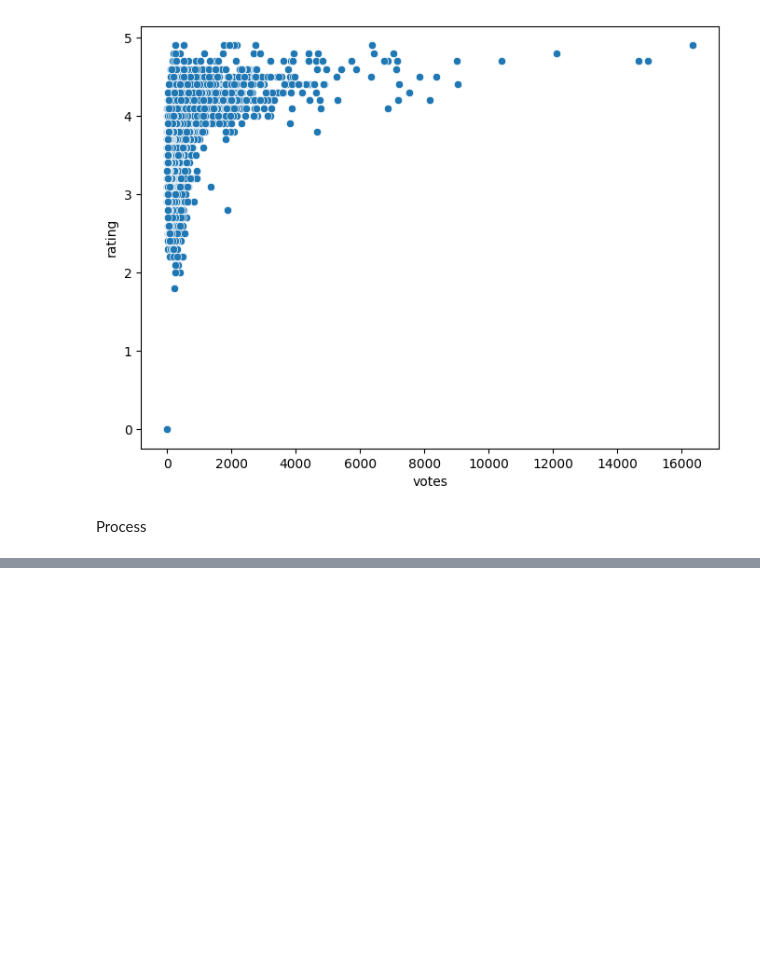
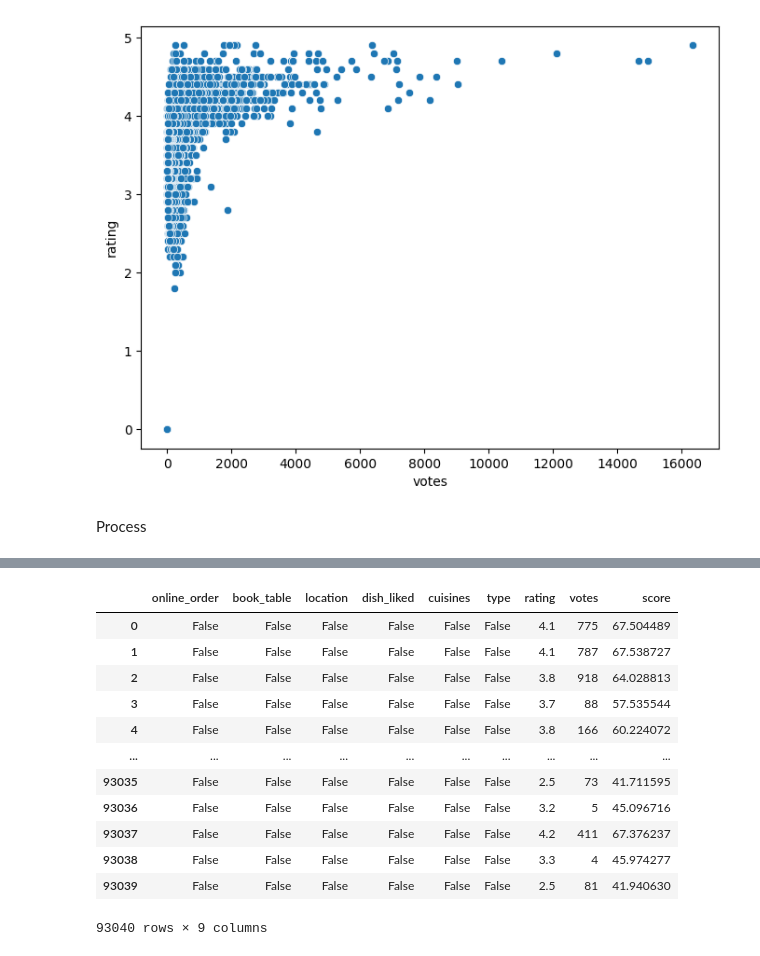
Before and after one commit to minhvq36/assignment_dbm, a Jupyter notebook: Data_preprocessing.ipynb, the cells around one changed output, grey strips where cells are left out. Drawn from its saved outputs; the diff is of its cells as text; code cells hidden in the pictures; blank space fills up the shorter version.

```diff
--- a/Data_preprocessing.ipynb
+++ b/Data_preprocessing.ipynb
@@ -370 +437,21 @@ data['score'] += data['type'].apply(lambda x: 3 if x==input['type'] else 0)
+# %%
+min_score = train['score'].min()
+max_score = train['score'].max()
+
+train['score'] = (train['score']-min_score)*100/(max_score-min_score)
+train
+# %% [output]
+|  | online_order | book_table | location | dish_liked | cuisines | type | rating | votes | score |
+| 0 | False | False | False | False | False | False | 4.1 | 775 | 67.504489 |
+| 1 | False | False | False | False | False | False | 4.1 | 787 | 67.538727 |
+| 2 | False | False | False | False | False | False | 3.8 | 918 | 64.028813 |
+| 3 | False | False | False | False | False | False | 3.7 | 88 | 57.535544 |
+| 4 | False | False | False | False | False | False | 3.8 | 166 | 60.224072 |
+| ... | ... | ... | ... | ... | ... | ... | ... | ... | ... |
+| 93035 | False | False | False | False | False | False | 2.5 | 73 | 41.711595 |
+| 93036 | False | False | False | False | False | False | 3.2 | 5 | 45.096716 |
+| 93037 | False | False | False | False | False | False | 4.2 | 411 | 67.376237 |
+| 93038 | False | False | False | False | False | False | 3.3 | 4 | 45.974277 |
+| 93039 | False | False | False | False | False | False | 2.5 | 81 | 41.940630 |
+93040 rows × 9 columns
 # %%
```
Also changed, not shown: parts of 23 cells of this notebook, 1 other file.
